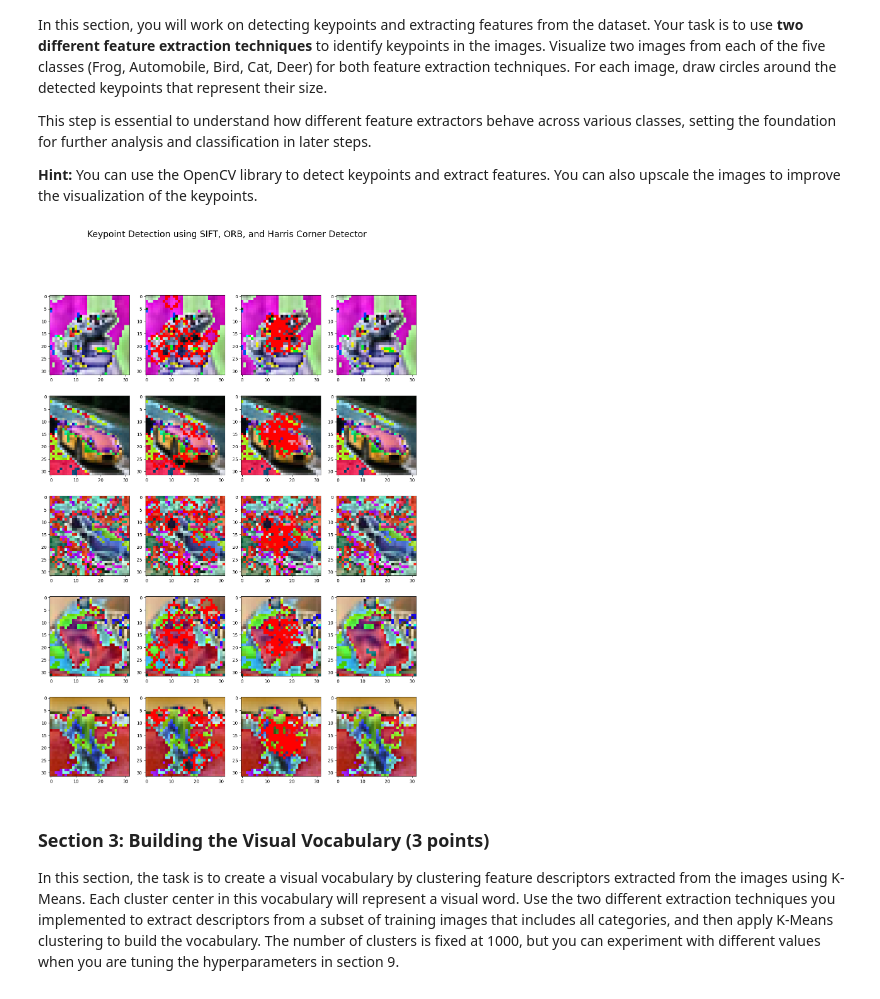
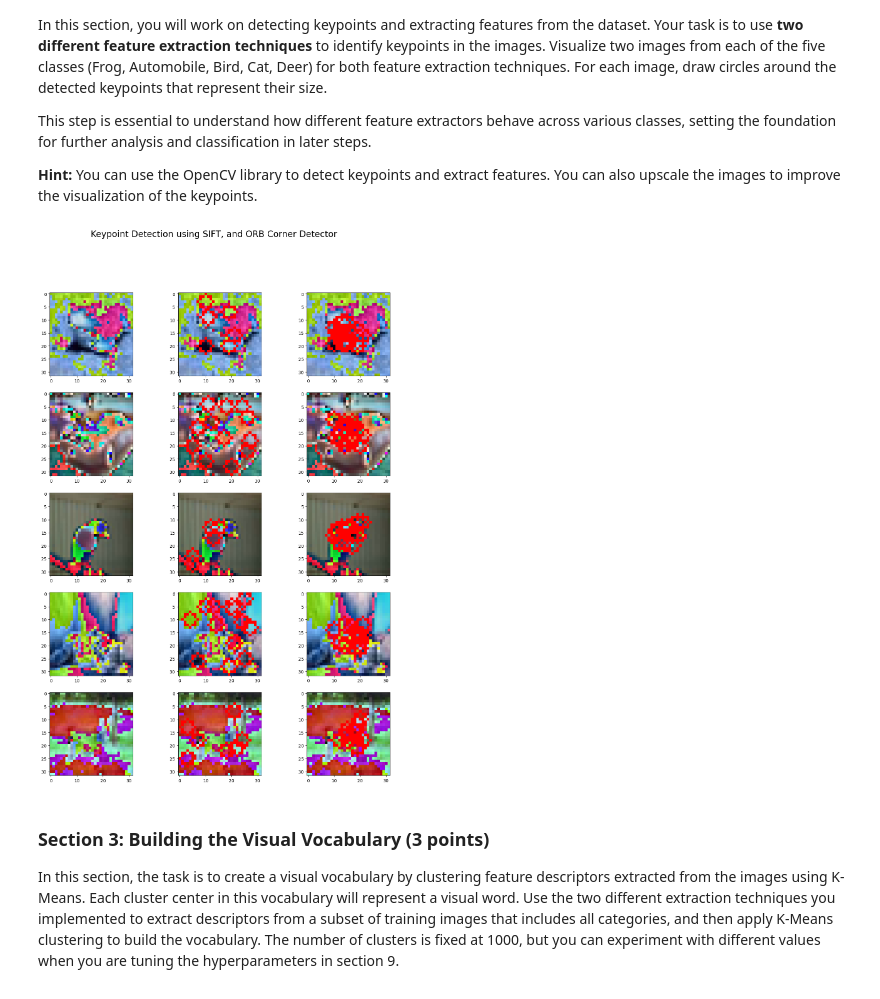
Before and after one commit to matthias-hagenauer/cv1_labs, a Jupyter notebook: cv1-lab-final-1/cv1-final-lab-part-1.ipynb, the cells around one changed output. Drawn from its saved outputs; the diff is of its cells as text; code cells hidden in the pictures.

```diff
--- a/cv1-lab-final-1/cv1-final-lab-part-1.ipynb
+++ b/cv1-lab-final-1/cv1-final-lab-part-1.ipynb
@@ -225,22 +225,6 @@ def detect_keypoints_orb(image):
     orb = cv2.ORB_create(edgeThreshold=10)
     keypoints, descriptors = orb.detectAndCompute(image, None)
     return keypoints, descriptors
-
-def detect_keypoints_fast(image):
-    fast = cv2.FastFeatureDetector_create()
-    keypoints, descriptors = fast.detectAndCompute(image, None)
-    return keypoints, descriptors
-
-def detect_keypoints_harris(image):
-    gray = cv2.cvtColor(image, cv2.COLOR_BGR2GRAY)
-    corners = cv2.cornerHarris(gray, blockSize=2, ksize=3, k=0.04)
-    return corners
-
-def detect_keypoints_brisk(image):
-    brisk = cv2.BRISK_create()
-    keypoints, descriptors = brisk.detectAndCompute(image, None)
-    return keypoints, descriptors
-
 
 # drawing the key points :)
 def draw_keypoints(image, keypoints, title):
@@ -256,42 +240,37 @@ def draw_keypoints(image, keypoints, title):
 # if applied multiple times the same image could be chosen twice (or more times) - adjust?
 # you can choose a label e.g. Frog and then a random frog picture will be returned.
 def get_random_picture(label=None):
     classes = {'Frog': 0, 'Automobile': 1, 'Bird': 2, 'Cat': 3, 'Deer': 4}
     if label is not None:
         matching_indices = [i.item() for i in torch.where(train_labels == classes[label])[0]]
         random_index = np.random.choice(matching_indices)
         return train_images[random_index].numpy(), random_index
     else:
         random_index = np.random.randint(0, train_images.shape[0])
         return train_images[random_index].numpy(), random_index
 
 classes = ['Frog', 'Automobile', 'Bird', 'Cat', 'Deer']
 images = [get_random_picture(label)[0] for label in classes]
 
-fig, axs = plt.subplots(len(classes), 4, figsize=(15, 20))
-fig.suptitle('Keypoint Detection using SIFT, ORB, and Harris Corner Detector', fontsize=20)
+fig, axs = plt.subplots(len(classes), 3, figsize=(15, 20))
+fig.suptitle('Keypoint Detection using SIFT, and ORB Corner Detector', fontsize=20)
 
 for i, cls in enumerate(classes):
     img = images[i]
     img = (img * 255).astype(np.uint8)
     img = cv2.cvtColor(img, cv2.COLOR_BGR2RGB)
 
     sift_keypoints, _ = detect_keypoints_sift(img)
     orb_keypoints, _ = detect_keypoints_orb(img)
-    #harris_keypoints = detect_keypoints_harris(img)
-    #fast_keypoints, _ = detect_keypoints_fast(img)
-    brisk_keypoints, _ = detect_keypoints_brisk(img)
 
     axs[i, 0].imshow(img)
     axs[i, 1].imshow(draw_keypoints(img, sift_keypoints, f'SIFT - {cls}'))
     axs[i, 2].imshow(draw_keypoints(img, orb_keypoints, f'ORB - {cls}'))
-    #axs[i, 3].imshow(draw_keypoints(img, harris_keypoints, f'Harris - {cls}'))
-    #axs[i, 3].imshow(draw_keypoints(img, fast_keypoints, f'Fast - {cls}'))
-    axs[i, 3].imshow(draw_keypoints(img, brisk_keypoints, f'Brisk - {cls}'))
+
 
 plt.show()
 # %% [output]
-[figure, old version]
+[figure, new version]
 # %% [markdown]
 <a id="section-3"></a>
 ### **Section 3: Building the Visual Vocabulary (3 points)**
```
Also changed, not shown: parts of 4 cells of this notebook.
